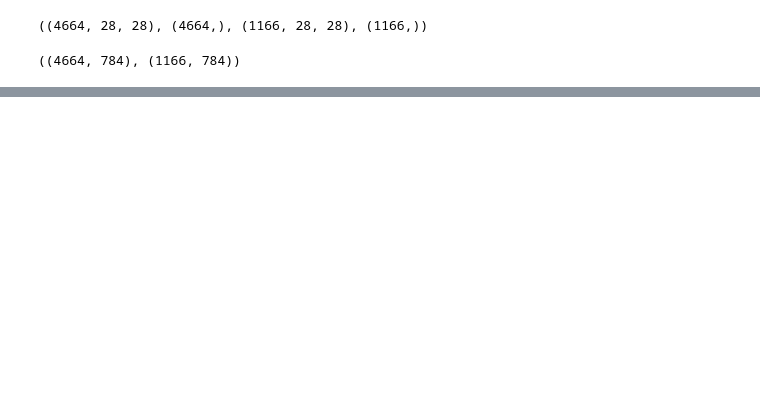
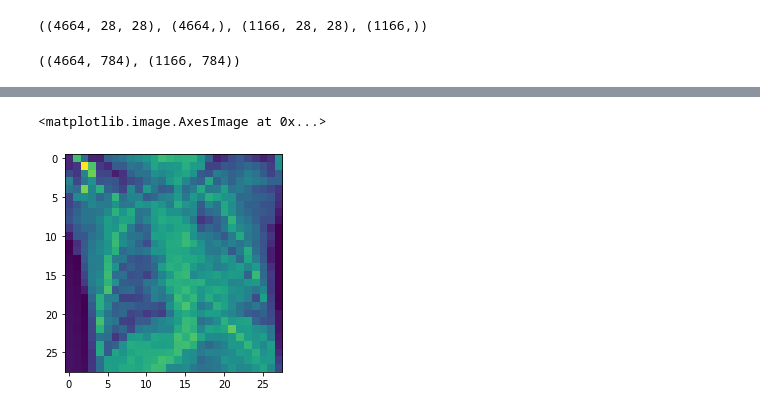
Before and after one commit to amrendra1002/DS-ML, a Jupyter notebook: DL_Assignment1.ipynb, the cells around one changed output, grey strips where cells are left out. Drawn from its saved outputs; the diff is of its cells as text; code cells hidden in the pictures; blank space fills up the shorter version.

```diff
--- a/DL_Assignment1.ipynb
+++ b/DL_Assignment1.ipynb
@@ -188,3 +212,6 @@ Y = np.concatenate([Y_train_normal, Y_train_pnem, Y_test_normal, Y_test_pnem], a
 Y.shape
 # %% [output]
 (5830,)
+# %%
+#np.save('Y.npy', Y)    # .npy extension is added if not given
+Y = np.load('Y.npy')
@@ -194,3 +225,6 @@ X = np.concatenate([X_train_normal, X_train_pnem, X_test_normal, X_test_pnem], a
 X.shape
 # %% [output]
 (5830, 28, 28)
+# %%
+#np.save('X.npy', X)    # .npy extension is added if not given
+X = np.load('X.npy')
@@ -311,0 +519,6 @@ accuracy_score(Y_test, Y_test_pred)
+# %%
+# The image with Index 258 is wrongly classified as NORMAL with probability 0.999864
+pyplot.imshow(X_test[258])
+# %% [output]
+<matplotlib.image.AxesImage at 0x...>
+[figure, added]
```
Also changed, not shown: parts of 45 cells of this notebook.
